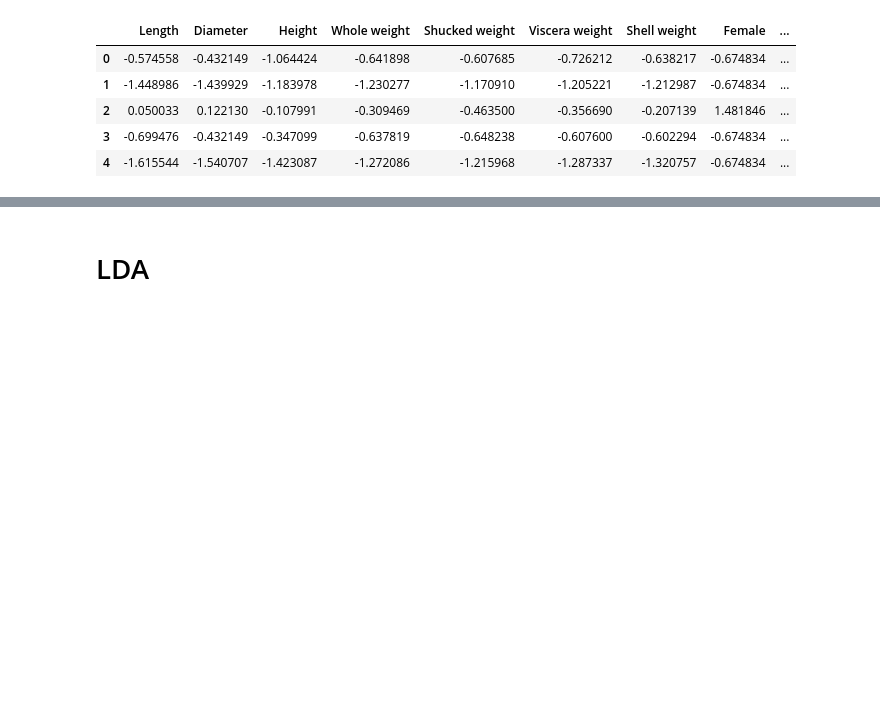
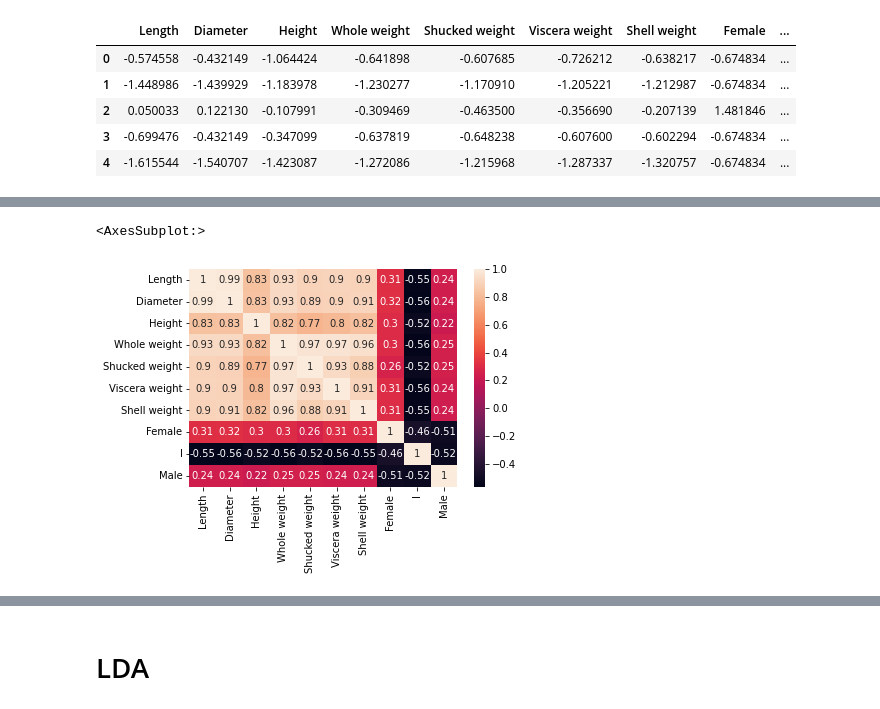
Before and after one commit to Giusseppe-97/Uncertainty_Quantification, a Jupyter notebook: code/code_classification/Abalone/abalone.ipynb, the cells around one changed output, grey strips where cells are left out. Drawn from its saved outputs; the diff is of its cells as text; code cells hidden in the pictures; blank space fills up the shorter version.

```diff
--- a/code/code_classification/Abalone/abalone.ipynb
+++ b/code/code_classification/Abalone/abalone.ipynb
@@ -90,3 +90,7 @@ df.head()
 | 2 | 0.050033 | 0.122130 | -0.107991 | -0.309469 | -0.463500 | -0.356690 | -0.207139 | 1.481846 | ... |
 | 3 | -0.699476 | -0.432149 | -0.347099 | -0.637819 | -0.648238 | -0.607600 | -0.602294 | -0.674834 | ... |
 | 4 | -1.615544 | -1.540707 | -1.423087 | -1.272086 | -1.215968 | -1.287337 | -1.320757 | -0.674834 | ... |
+# %%
+df1 = df[df.Height != 0]
+df1.describe()
+df1['Height'].describe()
@@ -92,0 +107,8 @@ df.head()
+# %%
+df1.corr()
+#plotting the correlation
+plt.figure(1)
+sns.heatmap(df.corr(), annot = True)
+# %% [output]
+<AxesSubplot:>
+[figure, added]
```
Also changed, not shown: parts of 27 cells of this notebook, 3 other files.
